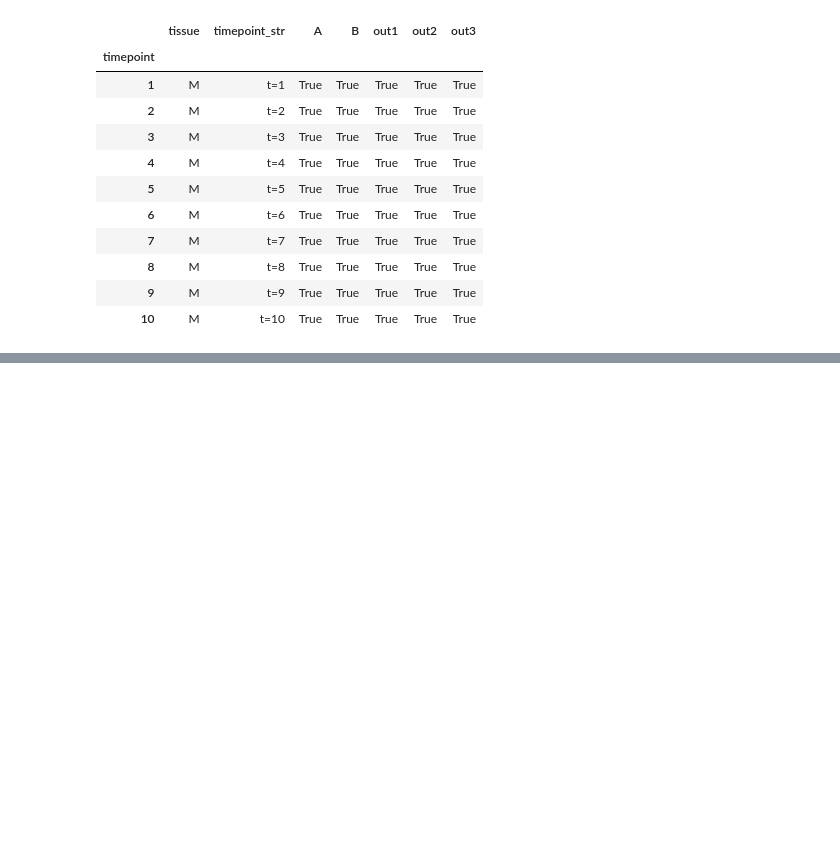
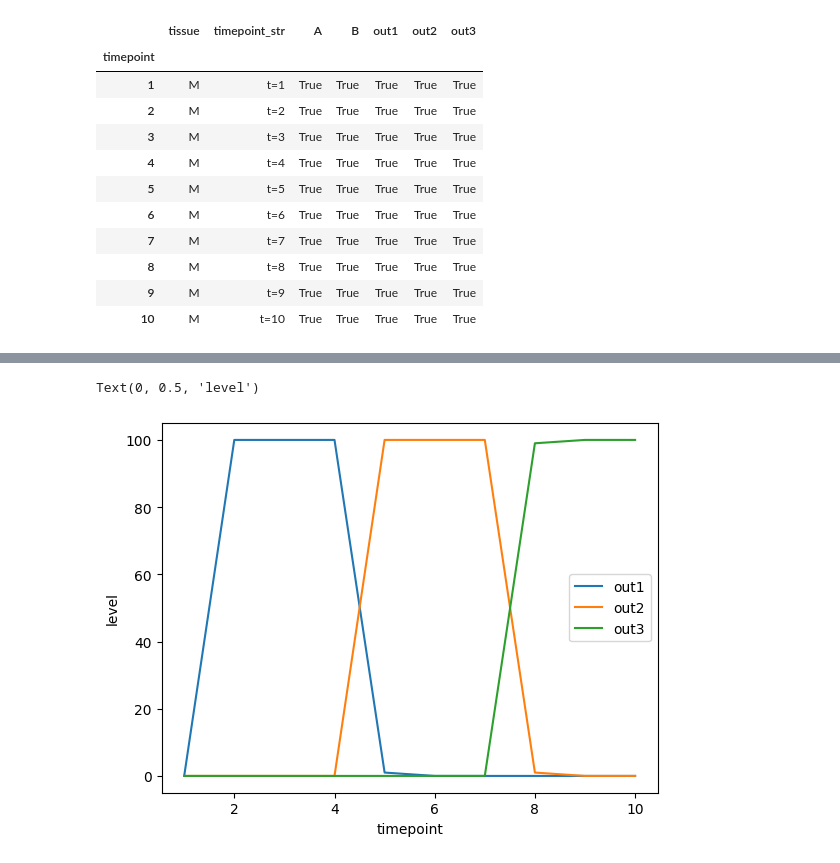
Before and after one commit to dinkum-bio/dinkum, a Jupyter notebook: notebooks/6-multi-level-activation.ipynb, the cells around one changed output, grey strips where cells are left out. Drawn from its saved outputs; the diff is of its cells as text; code cells hidden in the pictures; blank space fills up the shorter version.

```diff
--- a/notebooks/6-multi-level-activation.ipynb
+++ b/notebooks/6-multi-level-activation.ipynb
@@ -142,3 +138,10 @@ Text(0, 0.5, 'level')
+# %%
+# now let's plot the concentrations
+conc_df[['out1', 'out2', 'out3']].plot()
+plt.ylabel('level')
+# %% [output]
+Text(0, 0.5, 'level')
+[figure, added]
 # %%
 dinkum.reset()
 
```
Also changed, not shown: parts of 6 cells of this notebook, 1 other file.
